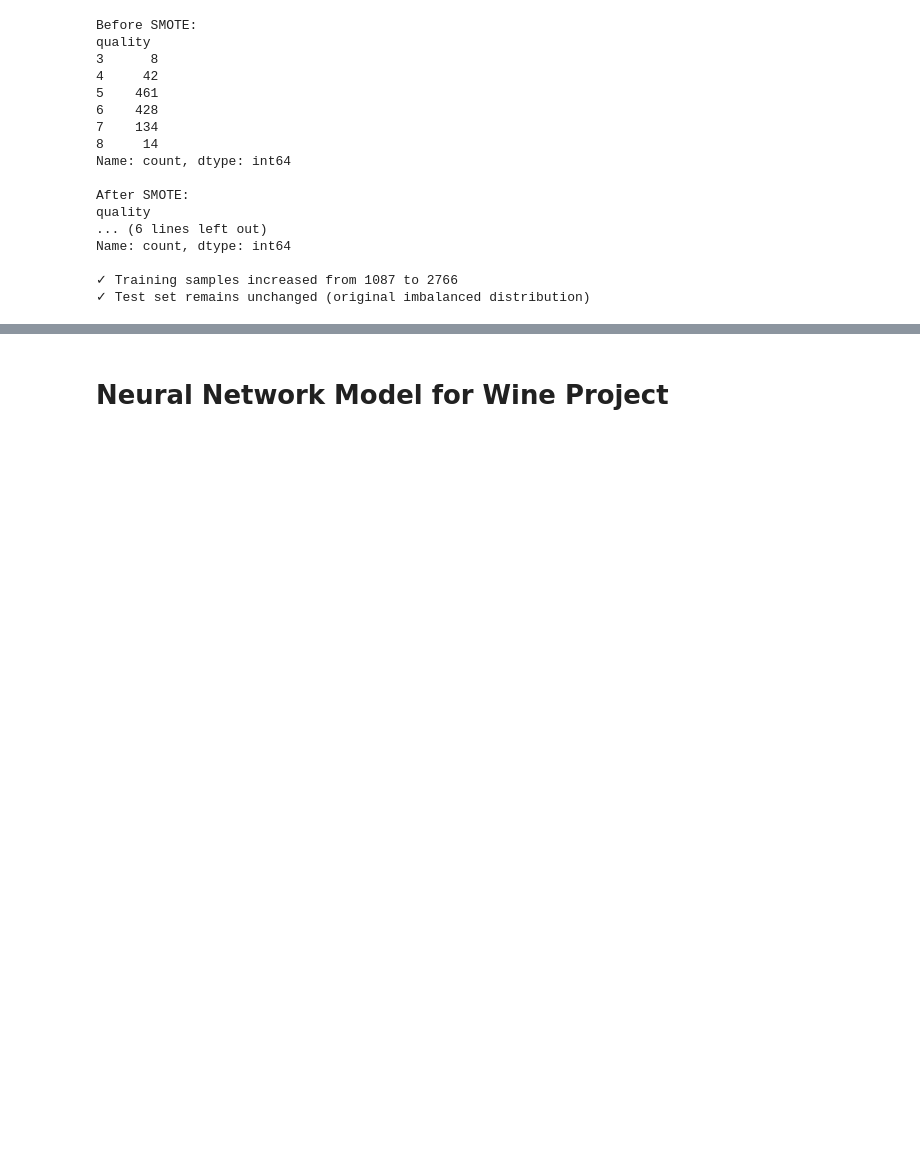
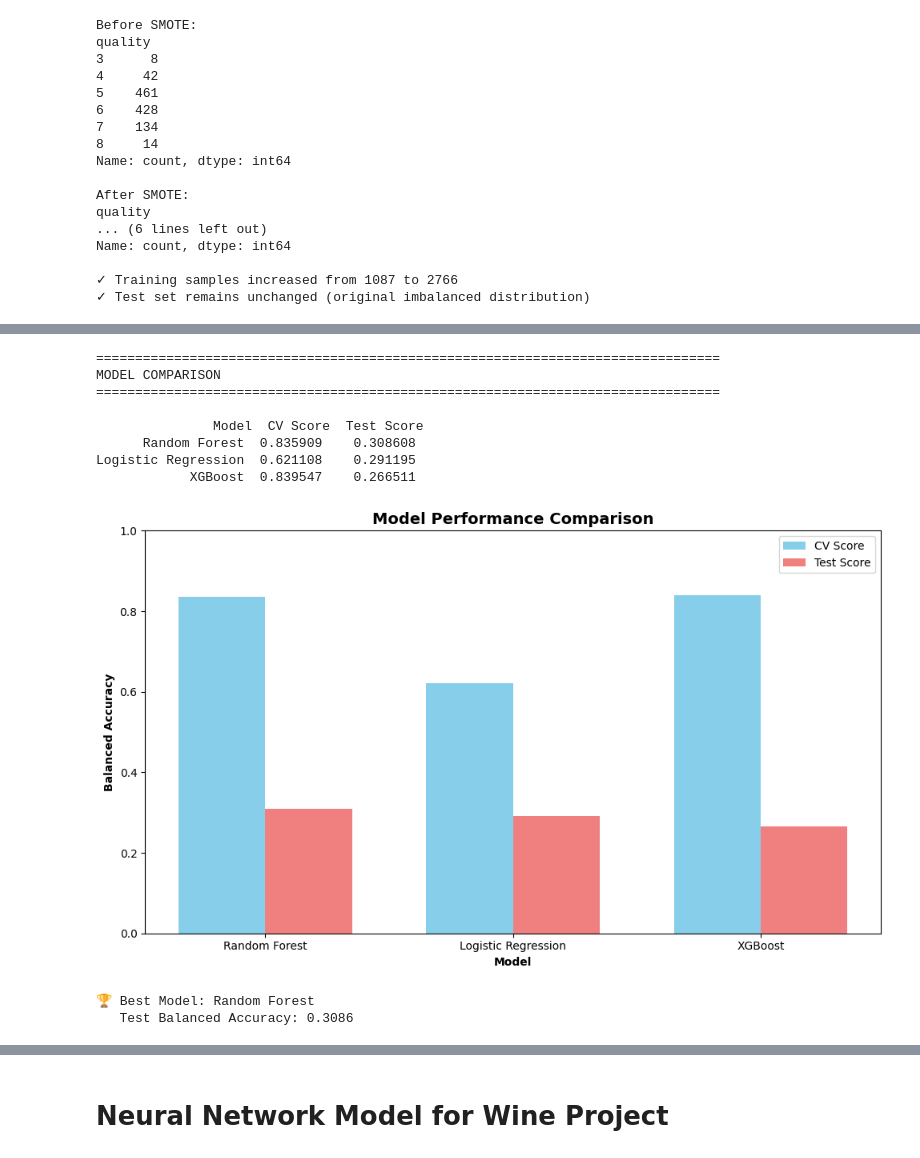
Before and after one commit to Imane-krb/WineClassification, a Jupyter notebook: Wine_project.ipynb, the cells around one changed output, grey strips where cells are left out. Drawn from its saved outputs; the diff is of its cells as text; code cells hidden in the pictures; blank space fills up the shorter version.

```diff
--- a/Wine_project.ipynb
+++ b/Wine_project.ipynb
@@ -748,0 +795,16 @@ Name: count, dtype: int64
+# %%
+
+from sklearn.preprocessing import LabelEncoder
+
+# XGBoost nécessite des labels 0, 1, 2, ... au lieu de 3, 4, 5, 6, 7, 8
+label_encoder = LabelEncoder()
+
+# Encoder les labels (fit sur train, transform sur train et test)
+y_train_encoded = label_encoder.fit_transform(y_train_balanced)
+y_test_encoded = label_encoder.transform(y_test)
+
+print("Mapping des labels pour XGBoost:")
+for original, encoded in zip(label_encoder.classes_, range(len(label_encoder.classes_))):
+    print(f"  Qualité {original} → Label {encoded}")
+
+print(f"\n✓ Labels encodés: {sorted(y_train_balanced.unique())} → {sorted(np.unique(y_train_encoded))}")
@@ -748,0 +897,56 @@ Name: count, dtype: int64
+# %%
+# ============================================================================
+# MODEL COMPARISON
+# ============================================================================
+
+print("\n" + "="*80)
+print("MODEL COMPARISON")
+print("="*80)
+
+results = pd.DataFrame({
+    'Model': ['Random Forest', 'XGBoost', 'Logistic Regression'],
+    'CV Score': [rf_grid.best_score_, xgb_grid.best_score_, lr_grid.best_score_],
+    'Test Score': [
+        balanced_accuracy_score(y_test, y_pred_rf),
+        balanced_accuracy_score(y_test, y_pred_xgb),
+        balanced_accuracy_score(y_test, y_pred_lr)
+    ]
+}).sort_values('Test Score', ascending=False)
+
+print("\n", results.to_string(index=False))
+
+# Visualize
+plt.figure(figsize=(10, 6))
+x = np.arange(len(results))
+width = 0.35
+
+plt.bar(x - width/2, results['CV Score'], width, label='CV Score', color='skyblue')
+plt.bar(x + width/2, results['Test Score'], width, label='Test Score', color='lightcoral')
+
+plt.xlabel('Model', fontweight='bold')
+plt.ylabel('Balanced Accuracy', fontweight='bold')
+plt.title('Model Performance Comparison', fontweight='bold', fontsize=14)
+plt.xticks(x, results['Model'])
+plt.legend()
+plt.ylim(0, 1)
+plt.tight_layout()
+plt.show()
+
+# Select best model
+best_model_name = results.iloc[0]['Model']
+best_model = {'Random Forest': rf_best, 'XGBoost': xgb_best, 'Logistic Regression': lr_best}[best_model_name]
+
+print(f"\n🏆 Best Model: {best_model_name}")
+print(f"   Test Balanced Accuracy: {results.iloc[0]['Test Score']:.4f}")
+# %% [output]
+================================================================================
+MODEL COMPARISON
+================================================================================
+
+               Model  CV Score  Test Score
+      Random Forest  0.835909    0.308608
+Logistic Regression  0.621108    0.291195
+            XGBoost  0.839547    0.266511
+[figure, added]
+🏆 Best Model: Random Forest
+   Test Balanced Accuracy: 0.3086
```
Also changed, not shown: parts of 10 cells of this notebook.
